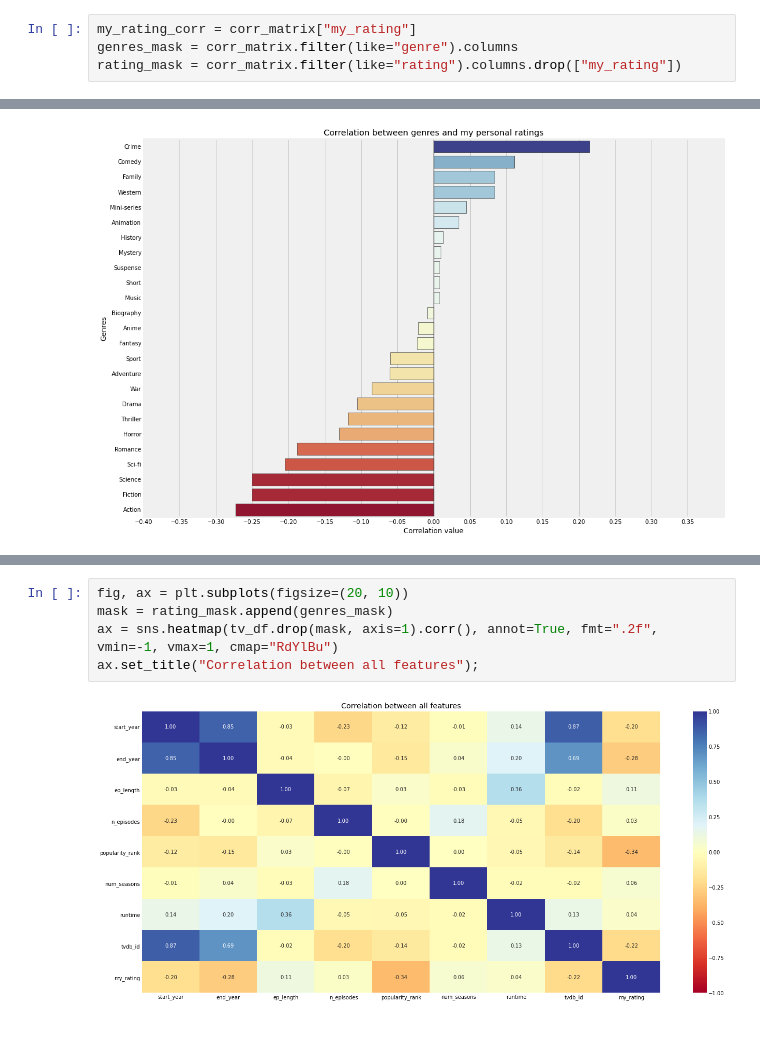
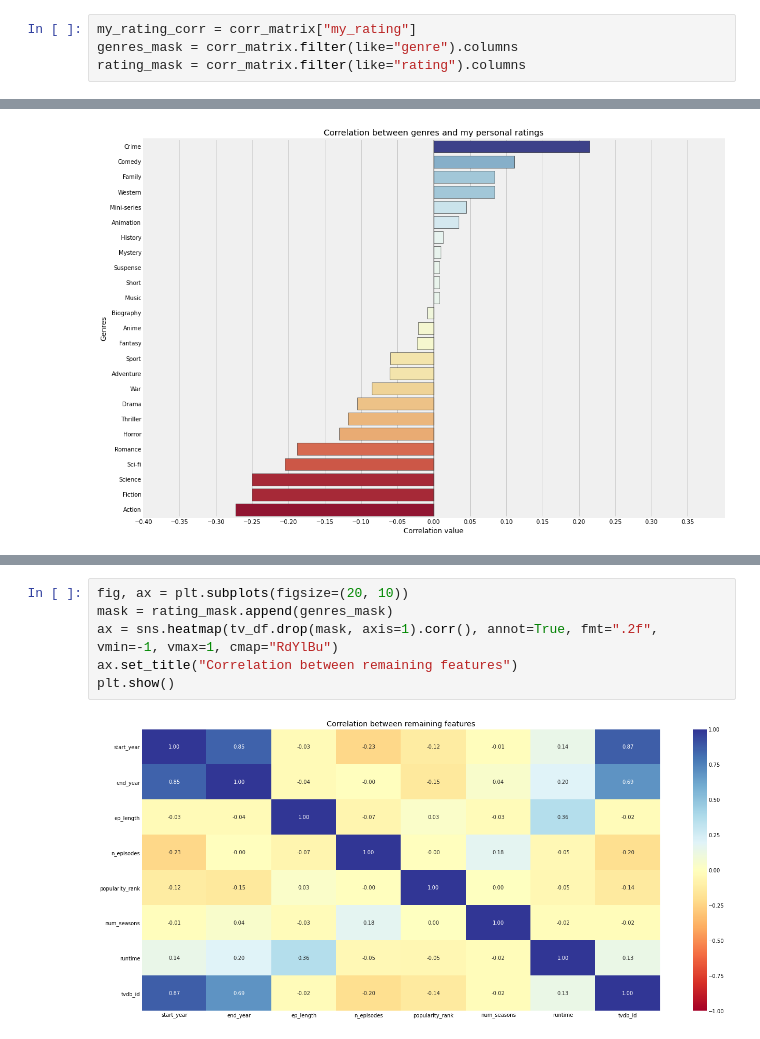
Before and after one commit to arlessweschler/tvtime-dataviz, a Jupyter notebook: analysis.ipynb, the cells around one changed output, grey strips where cells are left out. Saved outputs shown, nothing was run; the diff lists cells and outputs as text.

```diff
--- a/analysis.ipynb
+++ b/analysis.ipynb
@@ -43,7 +43,7 @@ corr_matrix = tv_df.corr()
 # %%
 my_rating_corr = corr_matrix["my_rating"]
 genres_mask = corr_matrix.filter(like="genre").columns
-rating_mask = corr_matrix.filter(like="rating").columns.drop(["my_rating"])
+rating_mask = corr_matrix.filter(like="rating").columns
 # %%
 # Sort values.
 sorted_corr_genres = my_rating_corr[genres_mask].sort_values(ascending=False)
@@ -129,7 +130,8 @@ plt.show()
 # %%
 fig, ax = plt.subplots(figsize=(20, 10))
 mask = rating_mask.append(genres_mask)
 ax = sns.heatmap(tv_df.drop(mask, axis=1).corr(), annot=True, fmt=".2f", vmin=-1, vmax=1, cmap="RdYlBu")
-ax.set_title("Correlation between all features");
+ax.set_title("Correlation between remaining features")
+plt.show()
 # %% [output]
-[figure, old version]
+[figure, new version]
```
Also changed, not shown: parts of 6 cells of this notebook.
